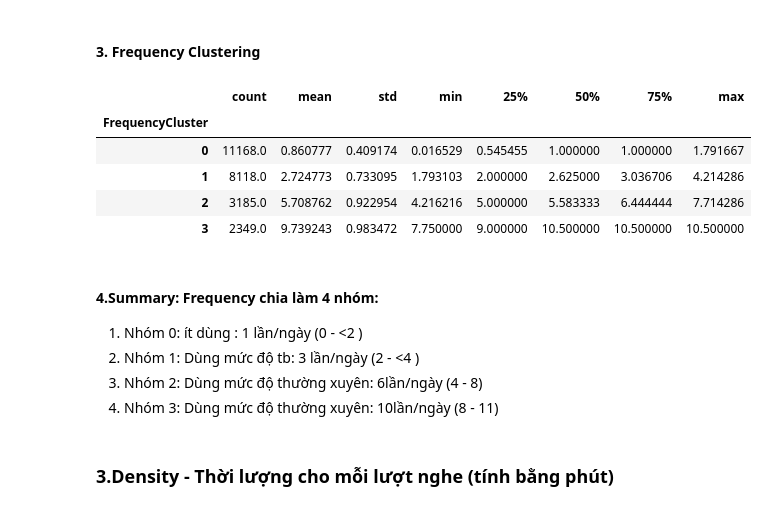
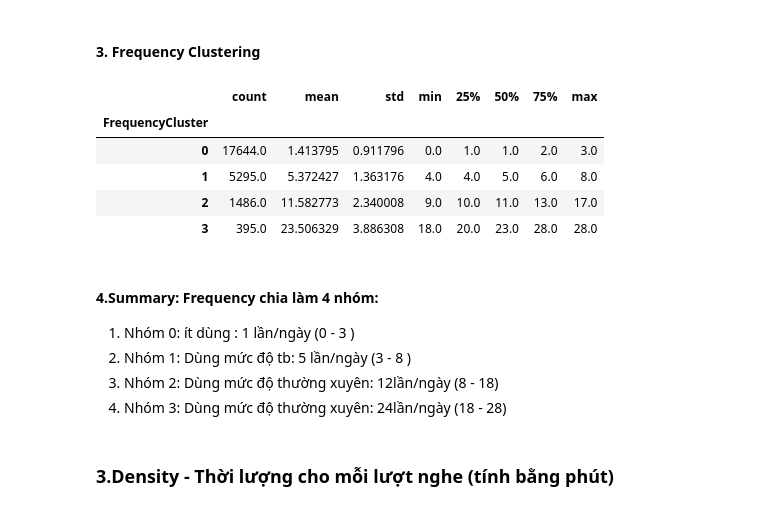
Before and after one commit to ngttnguyen/myscala, a Jupyter notebook: Voiz_project/Voizfm_Clustering_DFM.ipynb, the cells around one changed output. Saved outputs shown, nothing was run; the diff lists cells and outputs as text; code cells hidden in the pictures.

```diff
--- a/Voiz_project/Voizfm_Clustering_DFM.ipynb
+++ b/Voiz_project/Voizfm_Clustering_DFM.ipynb
@@ -839,27 +802,28 @@ plot_sse(sse)
 # %%
 # ## FrequencyCluster_k = 4
 k_clus = 4
 
 free_cluster_df = run_kmean_clustering(free_cluster_df,["Frequency"],k_cluster=k_clus)
 
 ## Sắp theo thứ tự R càng thấp thì Cluster càng cao
 free_cluster_df = order_cluster('FrequencyCluster', 'Frequency',free_cluster_df,True)
+free_cluster_df['Frequency']=round(free_cluster_df['Frequency'],0)
 free_cluster_df.groupby("FrequencyCluster")['Frequency'].describe()
 
 # ## see details of each cluster - Frequency
 # %% [output]
 |  | count | mean | std | min | 25% | 50% | 75% | max |
 | FrequencyCluster |  |  |  |  |  |  |  |  |
-| 0 | 11168.0 | 0.860777 | 0.409174 | 0.016529 | 0.545455 | 1.000000 | 1.000000 | 1.791667 |
-| 1 | 8118.0 | 2.724773 | 0.733095 | 1.793103 | 2.000000 | 2.625000 | 3.036706 | 4.214286 |
-| 2 | 3185.0 | 5.708762 | 0.922954 | 4.216216 | 5.000000 | 5.583333 | 6.444444 | 7.714286 |
-| 3 | 2349.0 | 9.739243 | 0.983472 | 7.750000 | 9.000000 | 10.500000 | 10.500000 | 10.500000 |
+| 0 | 17644.0 | 1.413795 | 0.911796 | 0.0 | 1.0 | 1.0 | 2.0 | 3.0 |
+| 1 | 5295.0 | 5.372427 | 1.363176 | 4.0 | 4.0 | 5.0 | 6.0 | 8.0 |
+| 2 | 1486.0 | 11.582773 | 2.340008 | 9.0 | 10.0 | 11.0 | 13.0 | 17.0 |
+| 3 | 395.0 | 23.506329 | 3.886308 | 18.0 | 20.0 | 23.0 | 28.0 | 28.0 |
 # %% [markdown]
 #### 4.Summary: Frequency chia làm 4 nhóm:
-1. Nhóm 0: ít dùng : 1 lần/ngày (0 - <2 )
-2. Nhóm 1: Dùng mức độ tb: 3 lần/ngày (2 - <4 )
-3. Nhóm 2: Dùng mức độ thường xuyên: 6lần/ngày (4 - 8)
-4. Nhóm 3: Dùng mức độ thường xuyên: 10lần/ngày (8 - 11)
+1. Nhóm 0: ít dùng : 1 lần/ngày (0 - 3 )
+2. Nhóm 1: Dùng mức độ tb: 5 lần/ngày (3 - 8 )
+3. Nhóm 2: Dùng mức độ thường xuyên: 12lần/ngày (8 - 18)
+4. Nhóm 3: Dùng mức độ thường xuyên: 24lần/ngày (18 - 28)
 # %% [markdown]
 ### 3.Density - Thời lượng cho mỗi lượt nghe (tính bằng phút)
 # %% [markdown]
```
Also changed, not shown: parts of 29 cells of this notebook, 2 other files.
